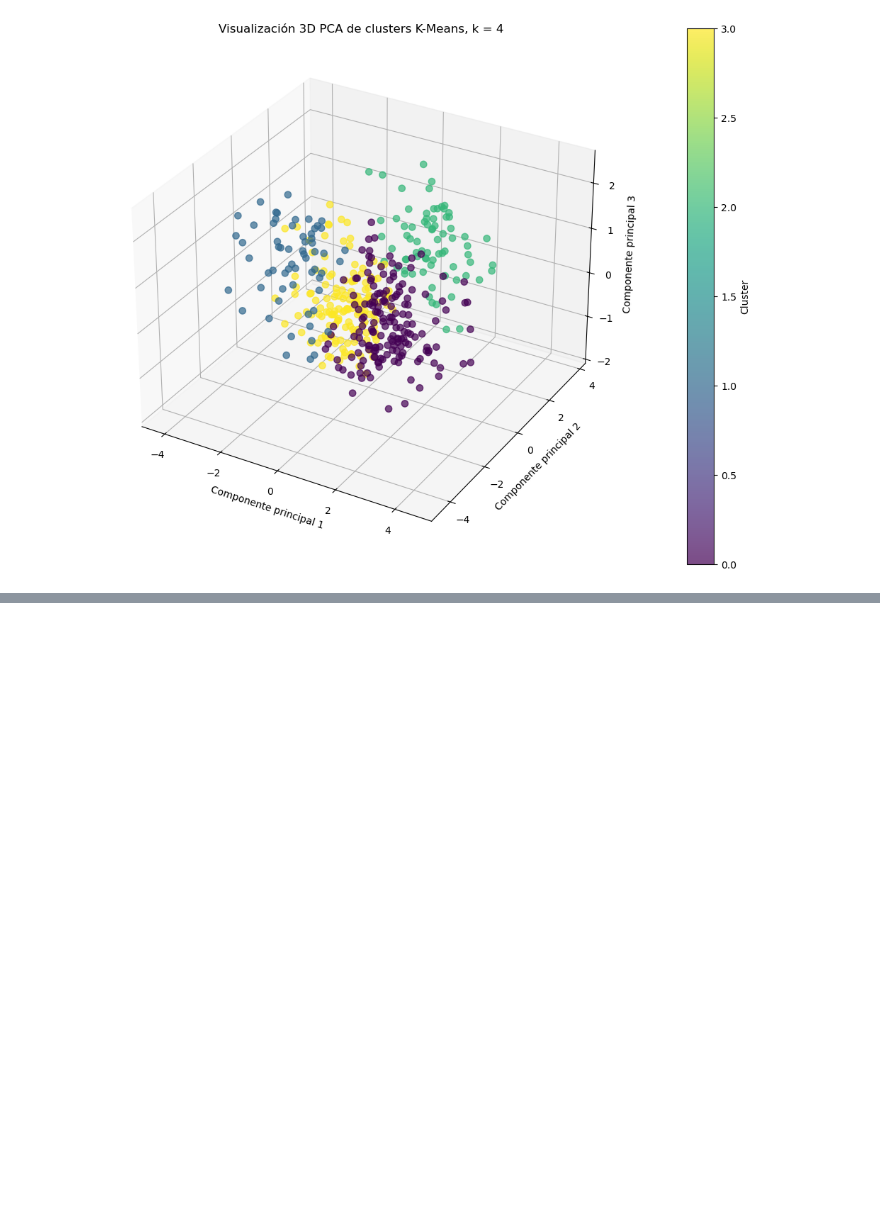
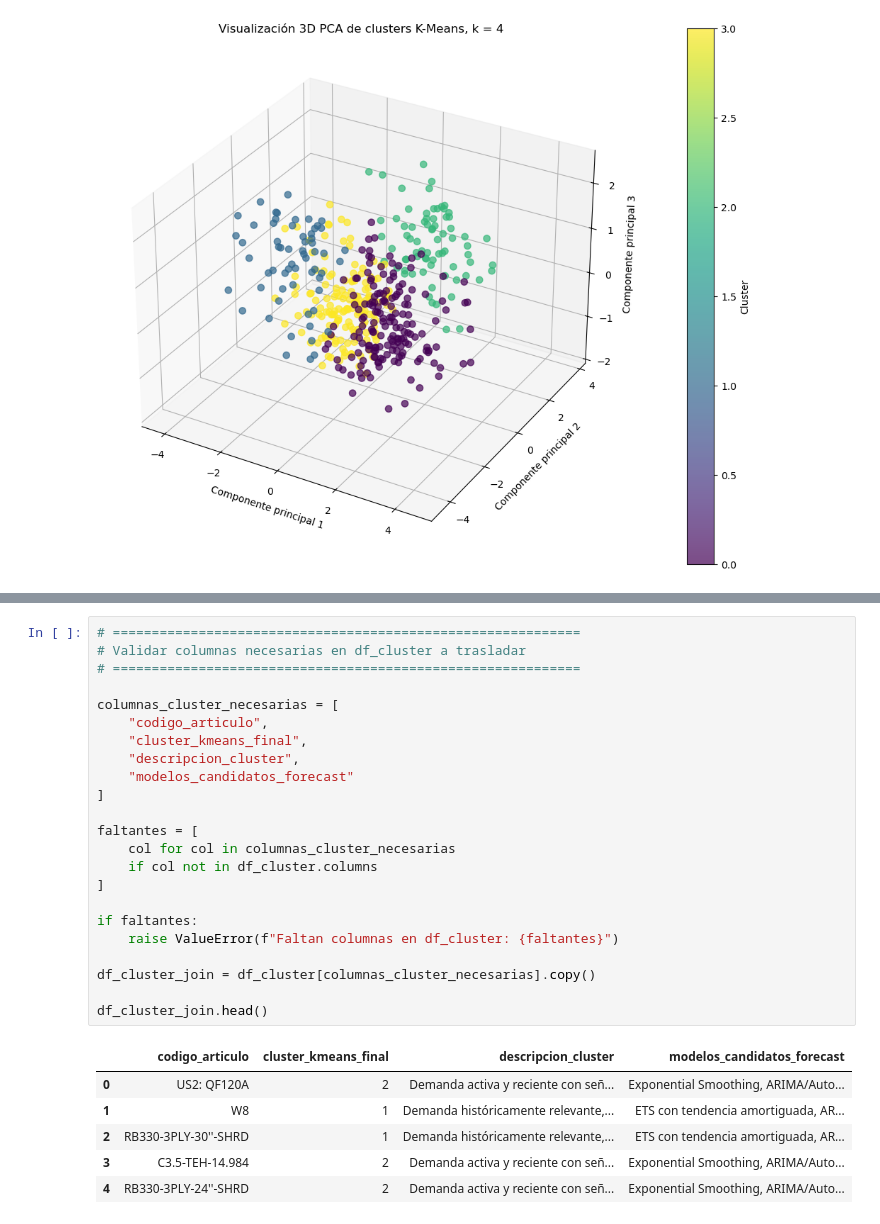
Before and after one commit to choppeb7/Tesis-Master-AI, a Jupyter notebook: 4_cluterizacion_articulos.ipynb, the cells around one changed output, grey strips where cells are left out. Drawn from its saved outputs; the diff is of its cells as text; blank space fills up the shorter version.

```diff
--- a/4_cluterizacion_articulos.ipynb
+++ b/4_cluterizacion_articulos.ipynb
@@ -1601,0 +1728,30 @@ plt.show()
+# %%
+# ============================================================
+# Validar columnas necesarias en df_cluster a trasladar
+# ============================================================
+
+columnas_cluster_necesarias = [
+    "codigo_articulo",
+    "cluster_kmeans_final",
+    "descripcion_cluster",
+    "modelos_candidatos_forecast"
+]
+
+faltantes = [
+    col for col in columnas_cluster_necesarias
+    if col not in df_cluster.columns
+]
+
+if faltantes:
+    raise ValueError(f"Faltan columnas en df_cluster: {faltantes}")
+
+df_cluster_join = df_cluster[columnas_cluster_necesarias].copy()
+
+df_cluster_join.head()
+# %% [output]
+|  | codigo_articulo | cluster_kmeans_final | descripcion_cluster | modelos_candidatos_forecast |
+| 0 | US2: QF120A | 2 | Demanda activa y reciente con señ... | Exponential Smoothing, ARIMA/Auto... |
+| 1 | W8 | 1 | Demanda históricamente relevante,... | ETS con tendencia amortiguada, AR... |
+| 2 | RB330-3PLY-30''-SHRD | 1 | Demanda históricamente relevante,... | ETS con tendencia amortiguada, AR... |
+| 3 | C3.5-TEH-14.984 | 2 | Demanda activa y reciente con señ... | Exponential Smoothing, ARIMA/Auto... |
+| 4 | RB330-3PLY-24''-SHRD | 2 | Demanda activa y reciente con señ... | Exponential Smoothing, ARIMA/Auto... |
```
Also changed, not shown: parts of 12 cells of this notebook, 2 other files.
